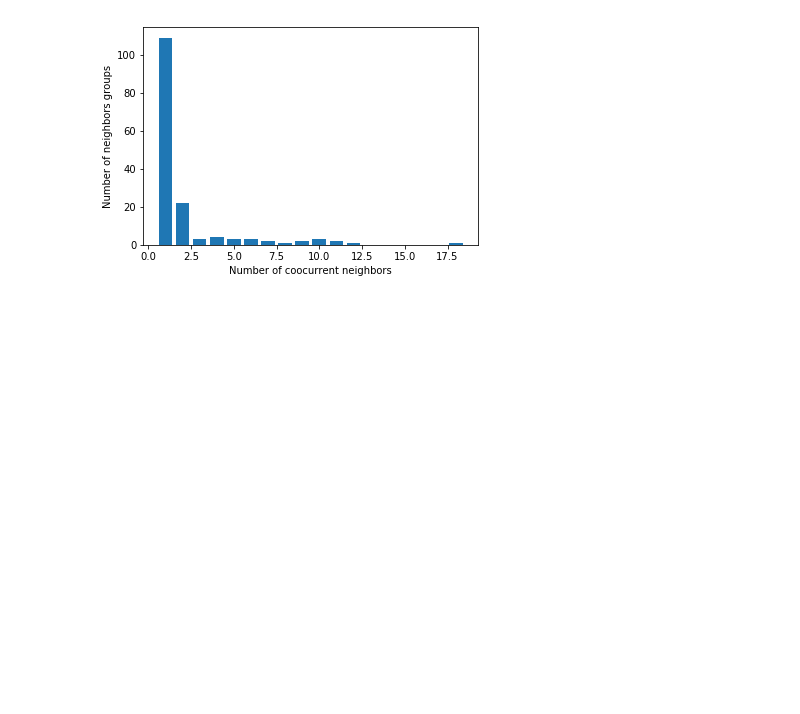
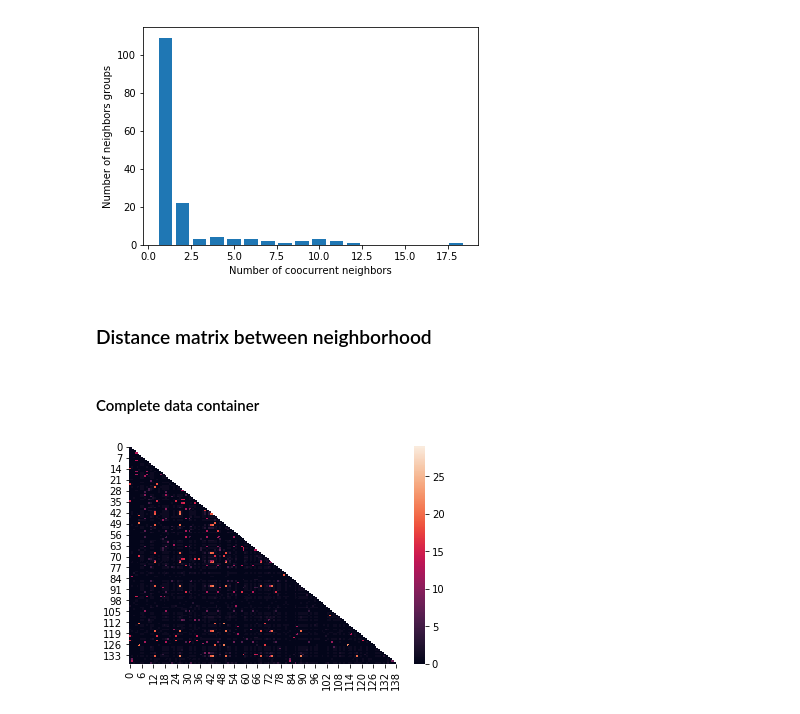
Before and after one commit to MMSB-MOBI/NOX_analysis, a Jupyter notebook: notebook/Neighborhood_analysis.ipynb, the cells around one changed output. Cells and saved outputs as stored; diff of their text form; code cells hidden in the pictures; blank space fills up the shorter version.

Commit message:
begin of neighborhoods representation with igraph

```diff
--- a/notebook/Neighborhood_analysis.ipynb
+++ b/notebook/Neighborhood_analysis.ipynb
@@ -153,0 +159,7 @@ print(str(len(dic_cluster))+" clusters have been created.")
+# %%
+for c in dic_cluster:
+    for nox in dic_cluster[c]:
+        for p in dic_cluster[c][nox]['seqs']:
+            protein_name=p.split("+")[1]
+            feature=[f for f in data[nox]['RefSeq']['neighborhood'] if data[nox]['RefSeq']['neighborhood'][f]['name']==protein_name][0]
+            data[nox]['RefSeq']["neighborhood"][feature]["cluster"]=c
@@ -153,0 +170,2 @@ print(str(len(dic_cluster))+" clusters have been created.")
+# %%
+data=load("NOX_annotation_withCompleteNeighborhood_20190513-154512.pickle")
@@ -389,3 +409,32 @@ plt.ylabel("Number of neighbors groups")
 plt.savefig("/Users/chilpert/Work/NOX_visu/coocurrent_neighbors.pdf",format="pdf")
 # %% [output]
 [figure]
+# %% [markdown]
+### Distance matrix between neighborhood
+# %% [markdown]
+#### Complete data container
+# %%
+all_refseq_proteins=[p for p in data if data[p]['RefSeq'].get("neighborhood",None)]
+# %%
+common_neighbors_matrix=[[None]*len(all_refseq_proteins)for i in range(len(all_refseq_proteins))]
+presence_absence_matrix=[[0]*len(all_refseq_proteins)for i in range(len(all_refseq_proteins))]
+mask=[[1]*len(all_refseq_proteins)for i in range(len(all_refseq_proteins))]
+for i in range(len(all_refseq_proteins)):
+    prot1=all_refseq_proteins[i]
+    clusters1=[data[prot1]['RefSeq']['neighborhood'][f]['cluster'] for f in data[prot1]['RefSeq']['neighborhood']]
+    common_neighbors_matrix[i][i]=len(clusters1)
+    for j in range(i+1, len(all_refseq_proteins)):
+        prot2=all_refseq_proteins[j]
+        clusters2=[data[prot2]['RefSeq']['neighborhood'][f]['cluster'] for f in data[prot2]['RefSeq']['neighborhood']]
+        intersect=set(clusters1).intersection(set(clusters2))
+        common_neighbors_matrix[i][j]=len(intersect)
+        common_neighbors_matrix[j][i]=len(intersect)
+        if len(intersect)>=10:
+            presence_absence_matrix[i][j]=1
+        mask[i][j]=0
+# %%
+import seaborn as sns
+import numpy as np
+sns.heatmap(common_neighbors_matrix,mask=mask).figure.savefig("/Users/chilpert/Work/NOX_visu/neighorhoods_heatmap.pdf")
+# %% [output]
+[figure, added]
```
Also changed, not shown: parts of 13 cells of this notebook.
